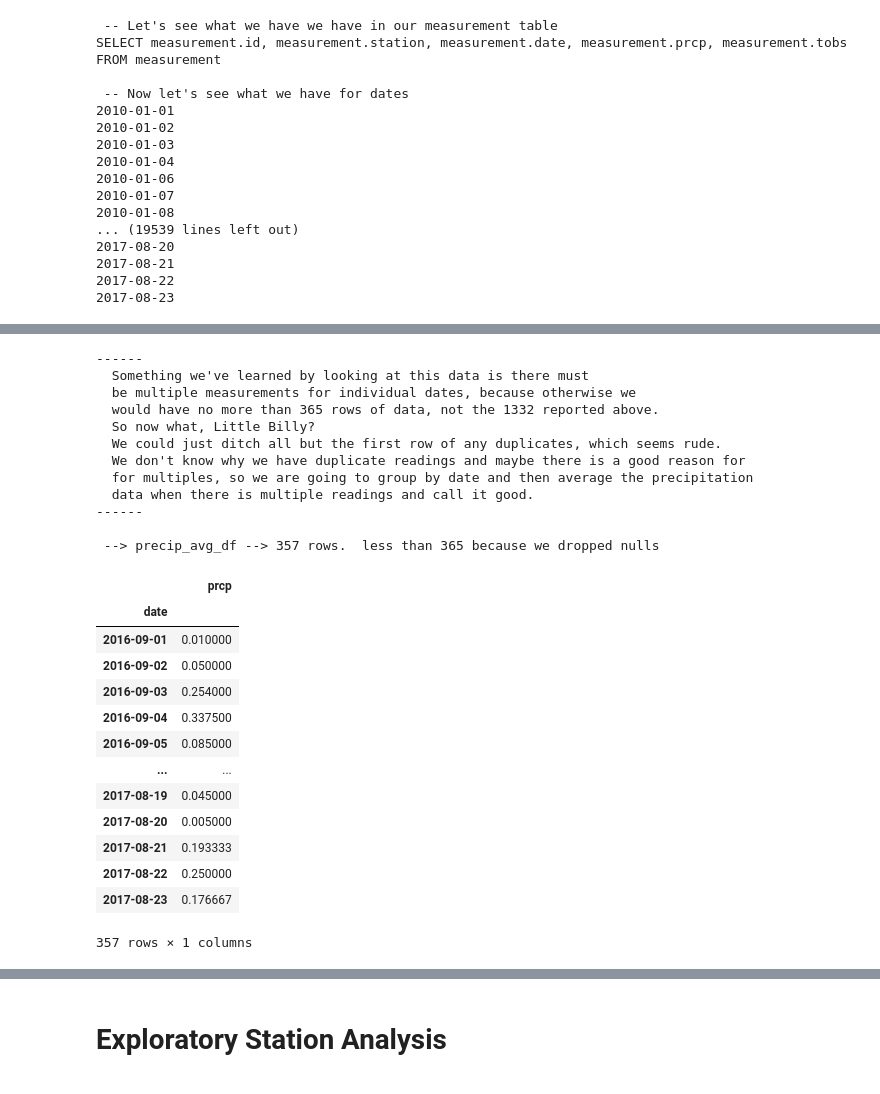
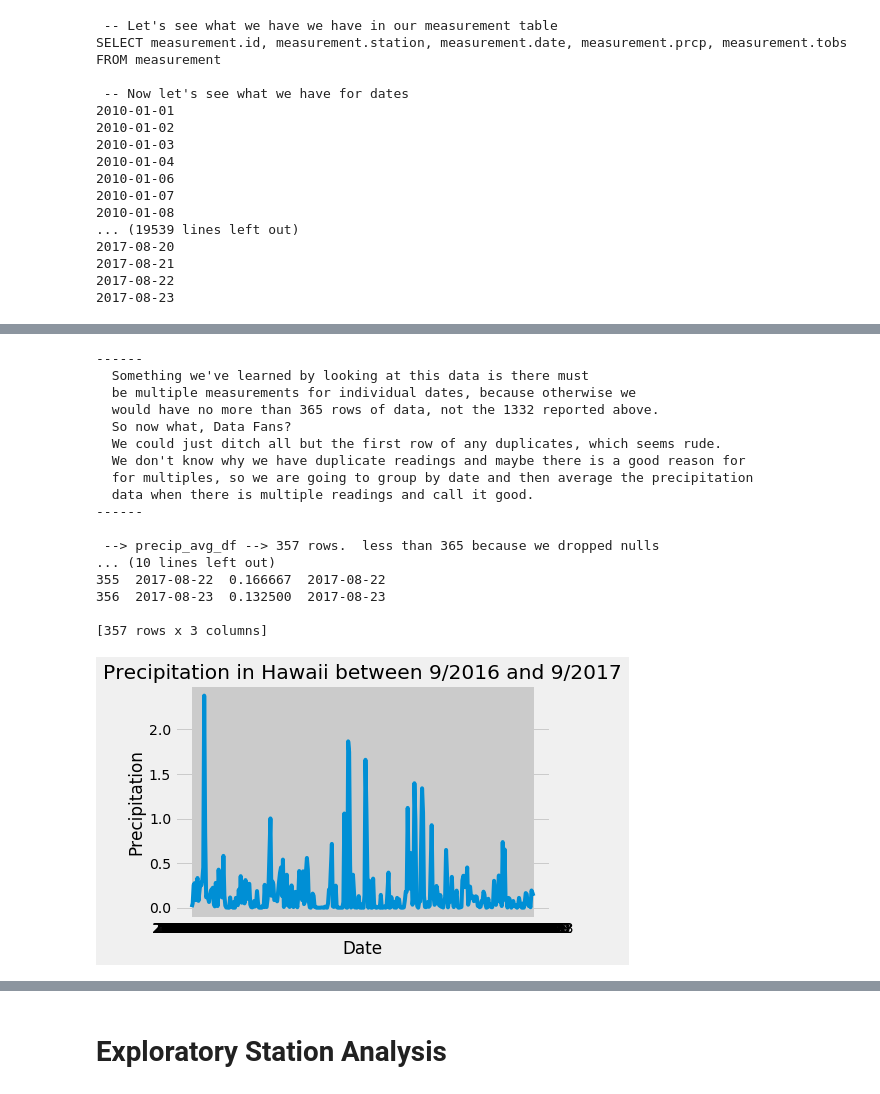
Before and after one commit to stephenbpeters/sqlalchemy-challenge, a Jupyter notebook: climate.ipynb, the cells around one changed output, grey strips where cells are left out. Saved outputs shown, nothing was run; the diff lists cells and outputs as text; code cells hidden in the pictures.

```diff
--- a/climate.ipynb
+++ b/climate.ipynb
@@ -204,44 +204,46 @@ print('')
 # %%
 print('------')
 print('  Something we\'ve learned by looking at this data is there must ')
 print('  be multiple measurements for individual dates, because otherwise we')
 print('  would have no more than 365 rows of data, not the 1332 reported above.')
-print('  So now what, Little Billy?')
+print('  So now what, Data Fans?')
 print('  We could just ditch all but the first row of any duplicates, which seems rude.')
 print('  We don\'t know why we have duplicate readings and maybe there is a good reason for')
 print('  for multiples, so we are going to group by date and then average the precipitation')
 print('  data when there is multiple readings and call it good.')
 print('------')
 print('')
 
 print(' --> precip_avg_df --> 357 rows.  less than 365 because we dropped nulls')
 precip_avg = twelve_months.groupby(['date'])['prcp'].mean()
 precip_avg_df = pd.DataFrame(precip_avg)
-precip_avg_df
+precip_avg_df['day'] = precip_avg_df.index
+precip_avg_df.reset_index(inplace = True)
+print(precip_avg_df)
+#print(precip_avg_df.day)
+#print(precip_avg_df.prcp)
+
+plt.plot(precip_avg_df['day'], precip_avg_df['prcp'])
+plt.xlabel("Date")
+plt.ylabel("Precipitation")
+plt.title('Precipitation in Hawaii between 9/2016 and 9/2017')
+plt.show()
 # %% [output]
 ------
   Something we've learned by looking at this data is there must
   be multiple measurements for individual dates, because otherwise we
   would have no more than 365 rows of data, not the 1332 reported above.
-  So now what, Little Billy?
+  So now what, Data Fans?
   We could just ditch all but the first row of any duplicates, which seems rude.
   We don't know why we have duplicate readings and maybe there is a good reason for
   for multiples, so we are going to group by date and then average the precipitation
   data when there is multiple readings and call it good.
 ------
 
  --> precip_avg_df --> 357 rows.  less than 365 because we dropped nulls
+... (10 lines left out)
+355  2017-08-22  0.166667  2017-08-22
+356  2017-08-23  0.132500  2017-08-23
+
+[357 rows x 3 columns]
-|  | prcp |
-| date |  |
-| 2016-09-01 | 0.010000 |
-| 2016-09-02 | 0.050000 |
-| 2016-09-03 | 0.254000 |
-| 2016-09-04 | 0.337500 |
-| 2016-09-05 | 0.085000 |
-| ... | ... |
-| 2017-08-19 | 0.045000 |
-| 2017-08-20 | 0.005000 |
-| 2017-08-21 | 0.193333 |
-| 2017-08-22 | 0.250000 |
-| 2017-08-23 | 0.176667 |
-357 rows × 1 columns
+[figure, added]
```
Also changed, not shown: parts of 9 cells of this notebook.
